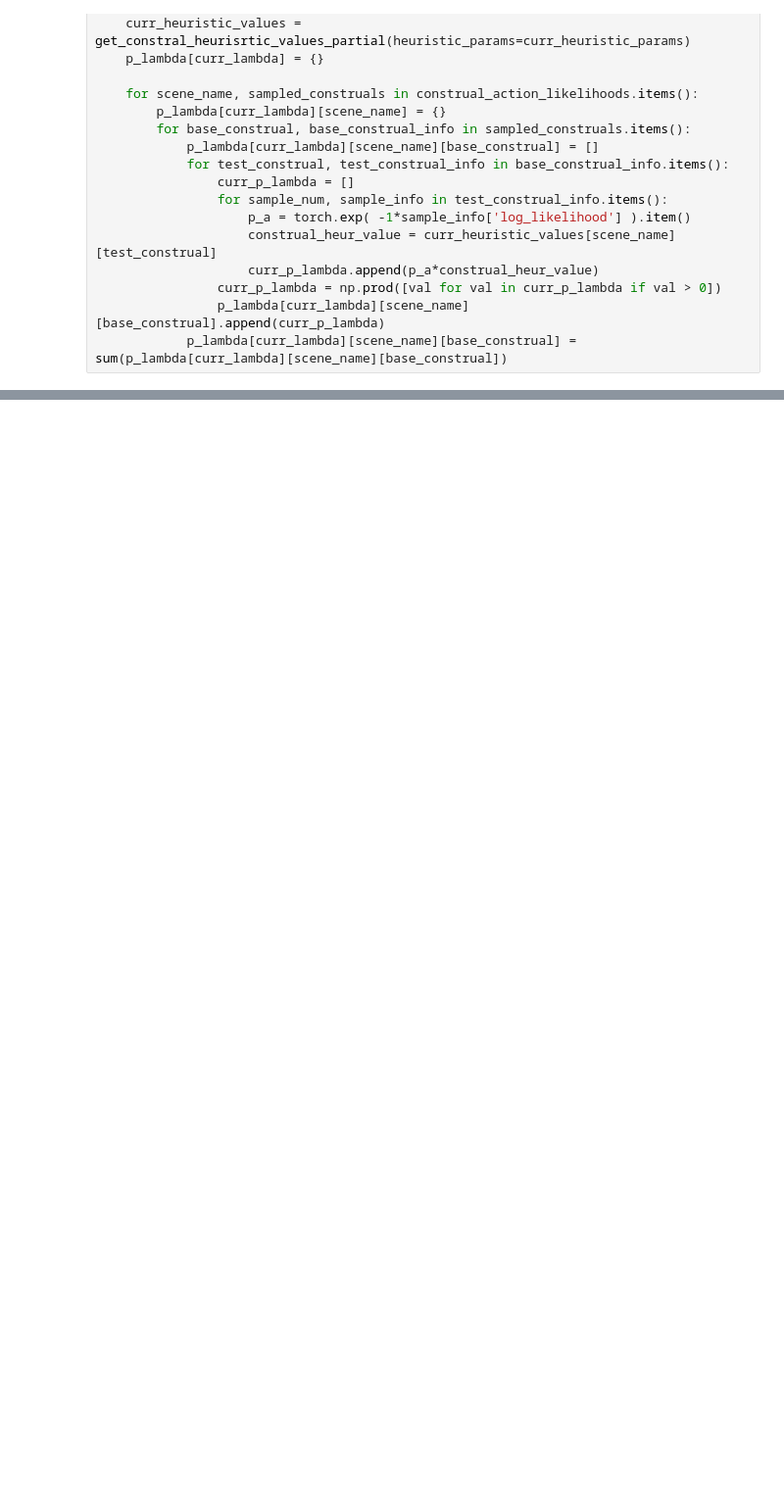
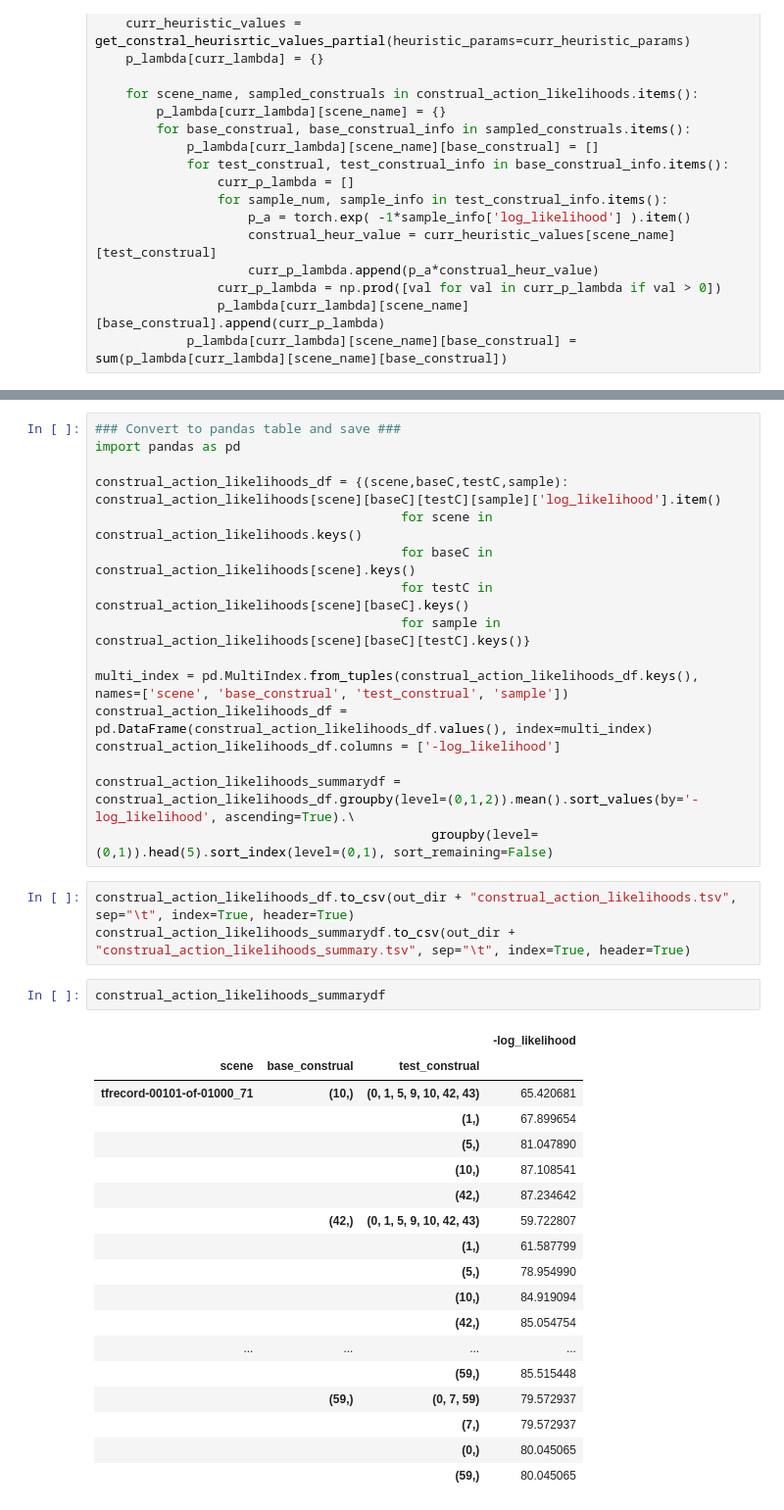
Before and after one commit to sounakban/gpudrive-CoDec, a Jupyter notebook: examples/CoDec_Research/code/complete_pipeline_1.ipynb, the cells around one changed output, grey strips where cells are left out. Shown: that part at 98% size. Cells and saved outputs as stored; diff of their text form; blank space fills up the shorter version.

```diff
--- a/examples/CoDec_Research/code/complete_pipeline_1.ipynb
+++ b/examples/CoDec_Research/code/complete_pipeline_1.ipynb
@@ -392,0 +393,40 @@ lamda_inference
+# %%
+### Convert to pandas table and save ###
+import pandas as pd
+
+construal_action_likelihoods_df = {(scene,baseC,testC,sample): construal_action_likelihoods[scene][baseC][testC][sample]['log_likelihood'].item()
+                                        for scene in construal_action_likelihoods.keys()
+                                        for baseC in construal_action_likelihoods[scene].keys()
+                                        for testC in construal_action_likelihoods[scene][baseC].keys()
+                                        for sample in construal_action_likelihoods[scene][baseC][testC].keys()}
+
+multi_index = pd.MultiIndex.from_tuples(construal_action_likelihoods_df.keys(), names=['scene', 'base_construal', 'test_construal', 'sample'])
+construal_action_likelihoods_df = pd.DataFrame(construal_action_likelihoods_df.values(), index=multi_index)
+construal_action_likelihoods_df.columns = ['-log_likelihood']
+
+construal_action_likelihoods_summarydf = construal_action_likelihoods_df.groupby(level=(0,1,2)).mean().sort_values(by='-log_likelihood', ascending=True).\
+                                            groupby(level=(0,1)).head(5).sort_index(level=(0,1), sort_remaining=False)
+# %%
+construal_action_likelihoods_df.to_csv(out_dir + "construal_action_likelihoods.tsv", sep="\t", index=True, header=True)
+construal_action_likelihoods_summarydf.to_csv(out_dir + "construal_action_likelihoods_summary.tsv", sep="\t", index=True, header=True)
+# %%
+construal_action_likelihoods_summarydf
+# %% [output]
+|  |  |  | -log_likelihood |
+| scene | base_construal | test_construal |  |
+| tfrecord-00101-of-01000_71 | (10,) | (0, 1, 5, 9, 10, 42, 43) | 65.420681 |
+|  |  | (1,) | 67.899654 |
+|  |  | (5,) | 81.047890 |
+|  |  | (10,) | 87.108541 |
+|  |  | (42,) | 87.234642 |
+|  | (42,) | (0, 1, 5, 9, 10, 42, 43) | 59.722807 |
+|  |  | (1,) | 61.587799 |
+|  |  | (5,) | 78.954990 |
+|  |  | (10,) | 84.919094 |
+|  |  | (42,) | 85.054754 |
+| ... | ... | ... | ... |
+|  |  | (59,) | 85.515448 |
+|  | (59,) | (0, 7, 59) | 79.572937 |
+|  |  | (7,) | 79.572937 |
+|  |  | (0,) | 80.045065 |
+|  |  | (59,) | 80.045065 |
```
Also changed, not shown: parts of 9 cells of this notebook, 10 other files.
